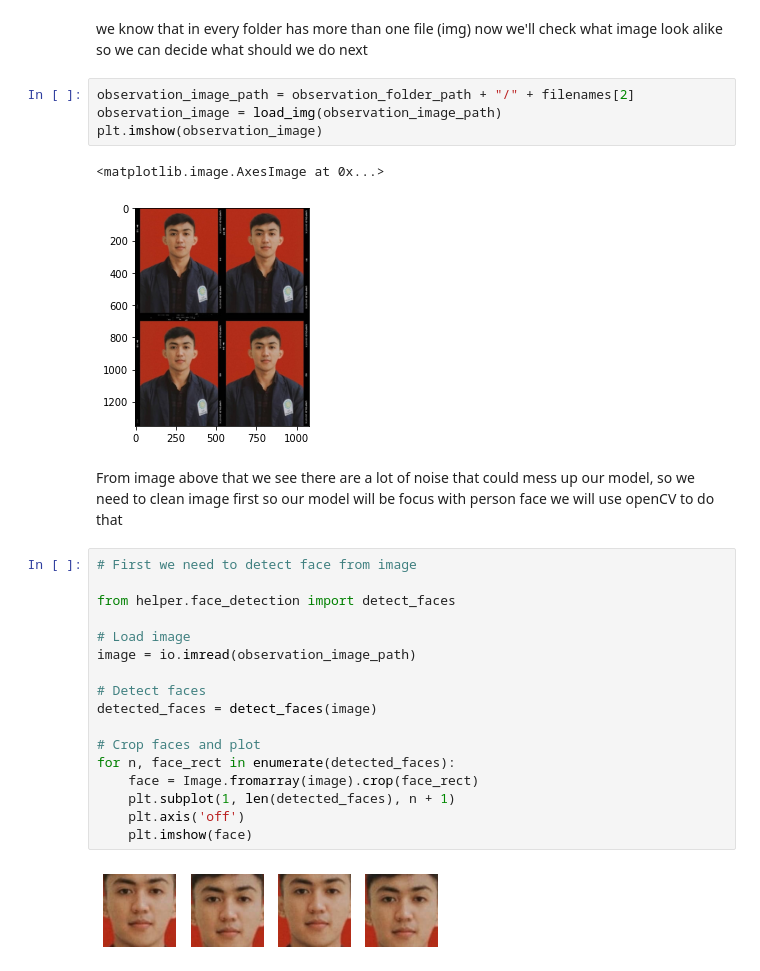
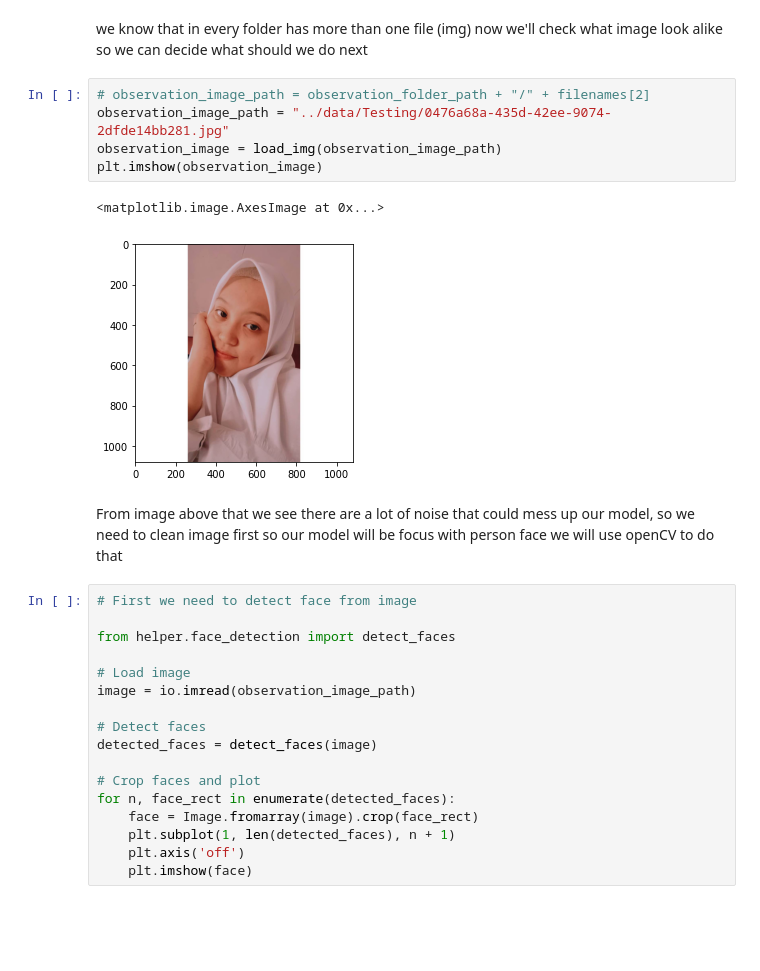
Before and after one commit to huntz20/gender-classification, a Jupyter notebook: notebooks/data-preps.ipynb, the cells around one changed output. Drawn from its saved outputs; the diff is of its cells as text; blank space fills up the shorter version.

```diff
--- a/notebooks/data-preps.ipynb
+++ b/notebooks/data-preps.ipynb
@@ -33,12 +33,13 @@ filenames
 we know that in every folder has more than one file (img) now we'll check what image look alike
 so we can decide what should we do next
 # %%
-observation_image_path = observation_folder_path + "/" + filenames[2]
+# observation_image_path = observation_folder_path + "/" + filenames[2]
+observation_image_path = "../data/Testing/0476a68a-435d-42ee-9074-2dfde14bb281.jpg"
 observation_image = load_img(observation_image_path)
 plt.imshow(observation_image)
 # %% [output]
 <matplotlib.image.AxesImage at 0x...>
-[figure, old version]
+[figure, new version]
 # %% [markdown]
 From image above that we see there are a lot of noise that could mess up our model, so we need to clean image first
 so our model will be focus with person face we will use openCV to do that
@@ -59,8 +60,6 @@ for n, face_rect in enumerate(detected_faces):
     plt.subplot(1, len(detected_faces), n + 1)
     plt.axis('off')
     plt.imshow(face)
-# %% [output]
-[figure, removed]
 # %%
 from helper.folder_image_loader import load_image_folder
 from helper.image_clustering import image_clustering
```
Also changed, not shown: parts of 4 cells of this notebook, 5 other files.
